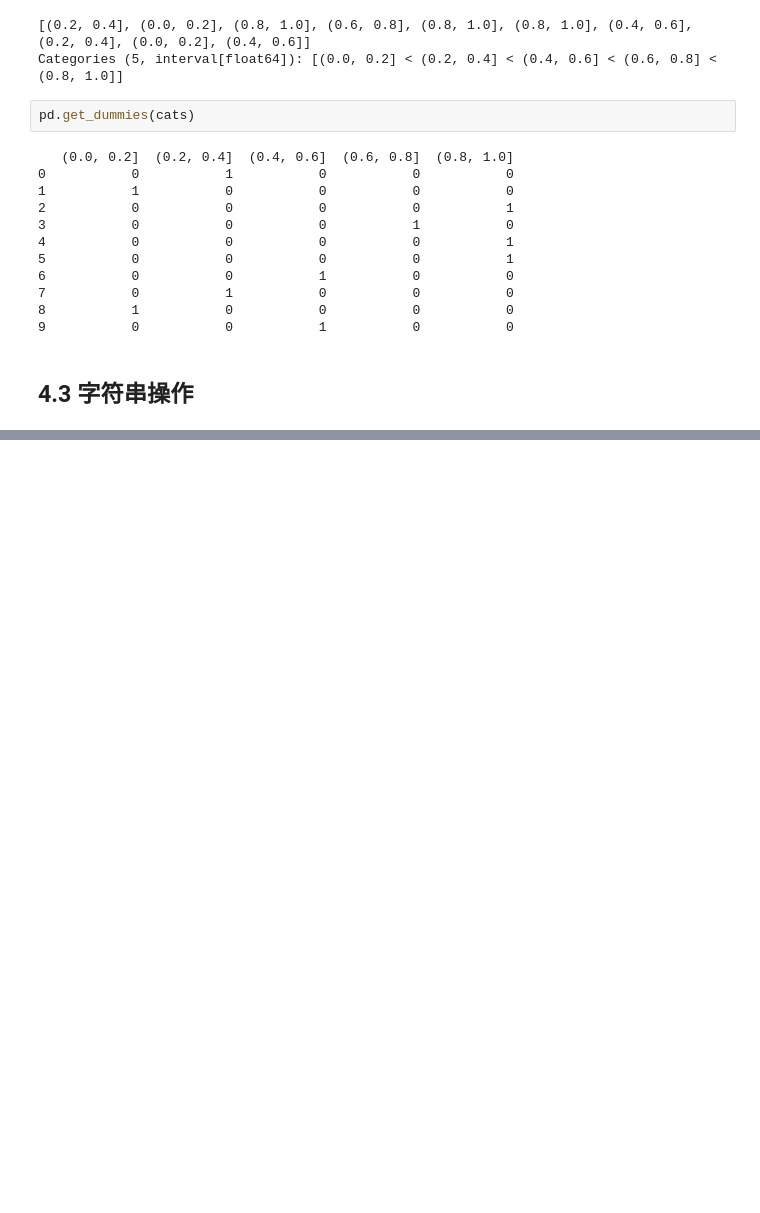
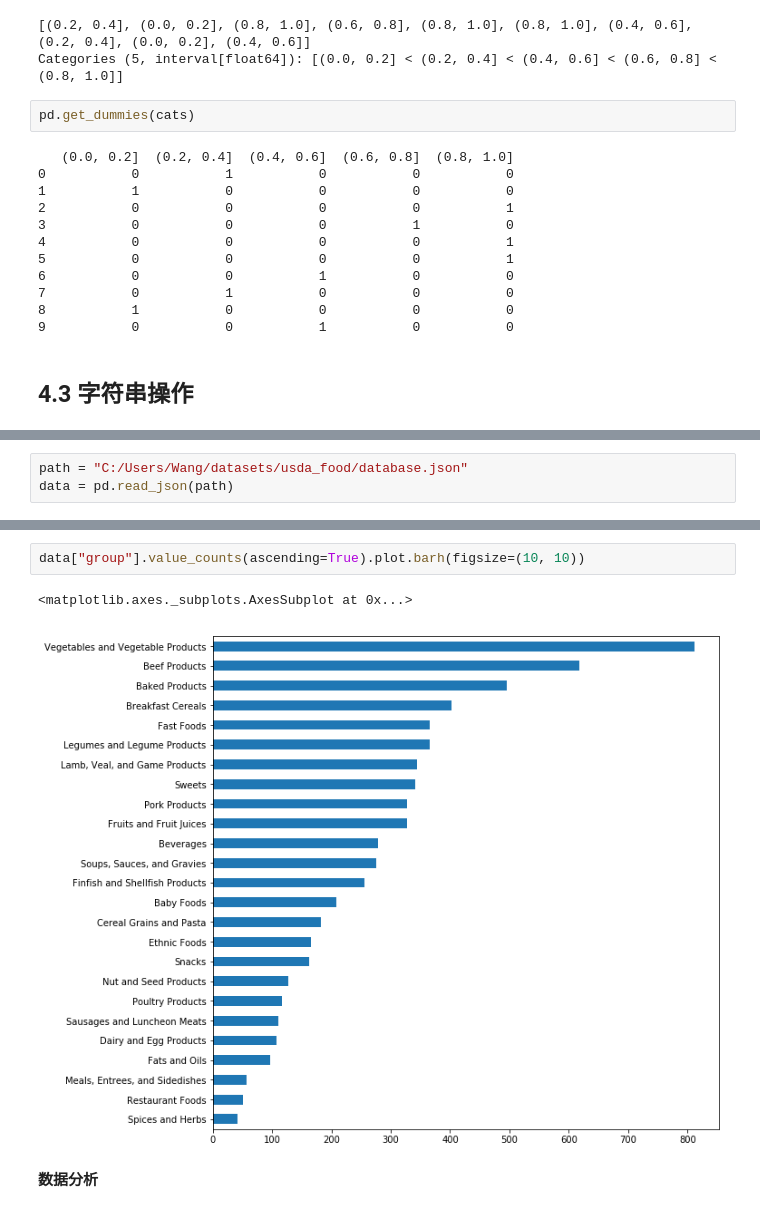
Before and after one commit to JacobWongUED/DataScience-100-Days, a Jupyter notebook: 01_利用Python进行数据分析/02_数据规整化.ipynb, the cells around one changed output, grey strips where cells are left out. Saved outputs shown, nothing was run; the diff lists cells and outputs as text; blank space fills up the shorter version.

```diff
--- a/01_利用Python进行数据分析/02_数据规整化.ipynb
+++ b/01_利用Python进行数据分析/02_数据规整化.ipynb
@@ -2027,0 +2220,3 @@ dtype: object
+# %%
+path = "C:/Users/Wang/datasets/usda_food/database.json"
+data = pd.read_json(path)
@@ -2027,0 +2249,7 @@ dtype: object
+# %%
+data["group"].value_counts(ascending=True).plot.barh(figsize=(10, 10))
+# %% [output]
+<matplotlib.axes._subplots.AxesSubplot at 0x...>
+[figure, added]
+# %% [markdown]
+**数据分析**
```
Also changed, not shown: parts of 86 cells of this notebook, 2 other files.
